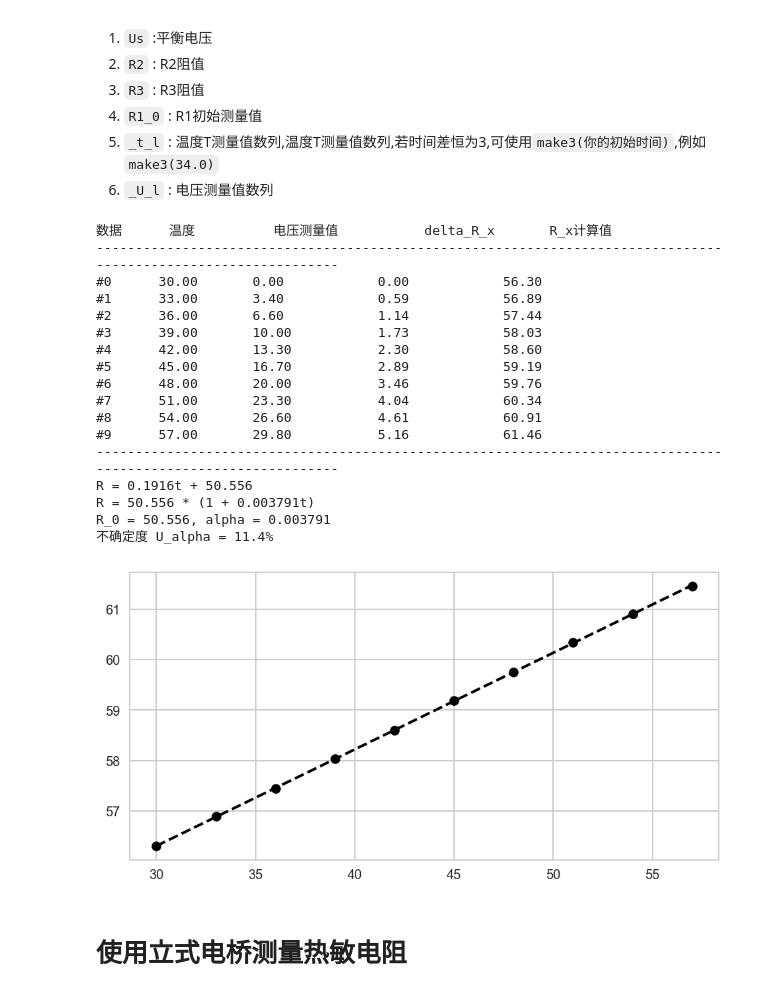
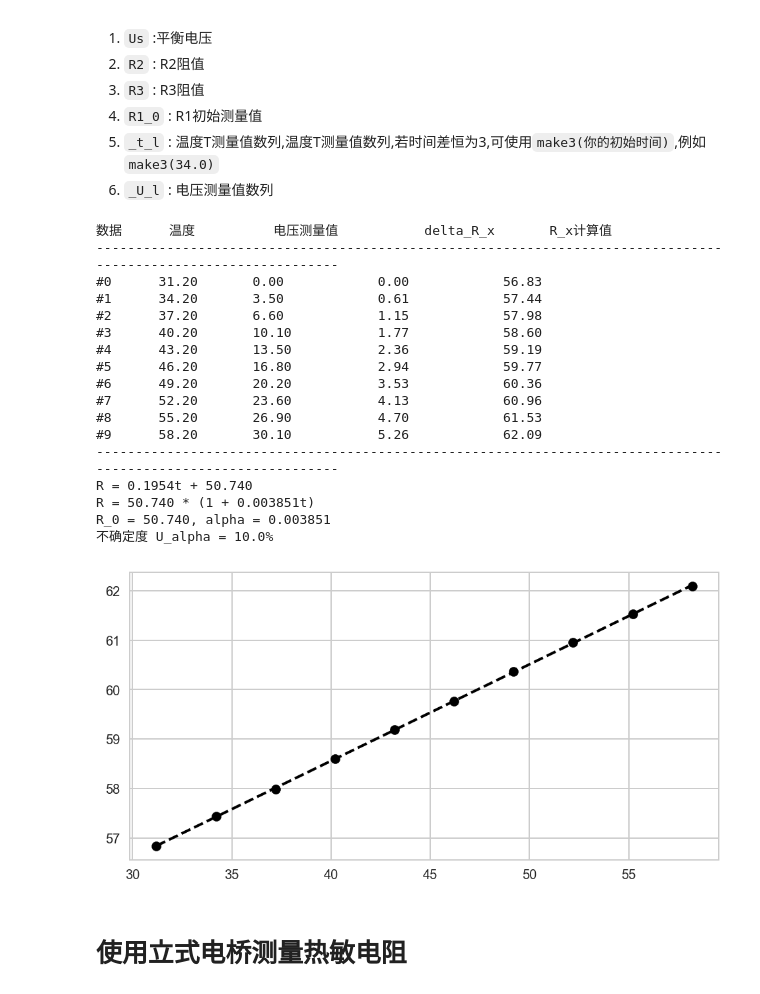
Before and after one commit to Yangjiaxi/pe, a Jupyter notebook: DC Bridge/DC_B.ipynb, the cells around one changed output. Drawn from its saved outputs; the diff is of its cells as text; code cells hidden in the pictures.

```diff
--- a/DC Bridge/DC_B.ipynb
+++ b/DC Bridge/DC_B.ipynb
@@ -133,32 +133,32 @@ def l_bridge(Us, R2, R3, R1_0, _t_l, _U_l):
 # %%
 l_data = {
     'Us'   : 1.3,
     'R2'   : 50,
     'R3'   : 50,
-    'R1_0' : 56.30,
-    '_t_l' : make3(30),
-    '_U_l' : il("0+3.4+6.6+10.0+13.3+16.7+20.0+23.3+26.6+29.8")
+    'R1_0' : 56.83,
+    '_t_l' : make3(31.2),
+    '_U_l' : il("0+3.5+6.6+10.1+13.5+16.8+20.2+23.6+26.9+30.1")
 }
 l_bridge(**l_data)
 # %% [output]
 数据      温度          电压测量值           delta_R_x       R_x计算值
 ---------------------------------------------------------------------------------------------------------------
-#0      30.00       0.00            0.00            56.30
-#1      33.00       3.40            0.59            56.89
-#2      36.00       6.60            1.14            57.44
-#3      39.00       10.00           1.73            58.03
-#4      42.00       13.30           2.30            58.60
-#5      45.00       16.70           2.89            59.19
-#6      48.00       20.00           3.46            59.76
-#7      51.00       23.30           4.04            60.34
-#8      54.00       26.60           4.61            60.91
-#9      57.00       29.80           5.16            61.46
+#0      31.20       0.00            0.00            56.83
+#1      34.20       3.50            0.61            57.44
+#2      37.20       6.60            1.15            57.98
+#3      40.20       10.10           1.77            58.60
+#4      43.20       13.50           2.36            59.19
+#5      46.20       16.80           2.94            59.77
+#6      49.20       20.20           3.53            60.36
+#7      52.20       23.60           4.13            60.96
+#8      55.20       26.90           4.70            61.53
+#9      58.20       30.10           5.26            62.09
 ---------------------------------------------------------------------------------------------------------------
-R = 0.1916t + 50.556
-R = 50.556 * (1 + 0.003791t)
-R_0 = 50.556, alpha = 0.003791
-不确定度 U_alpha = 11.4%
+R = 0.1954t + 50.740
+R = 50.740 * (1 + 0.003851t)
+R_0 = 50.740, alpha = 0.003851
+不确定度 U_alpha = 10.0%
-[figure, old version]
+[figure, new version]
 # %% [markdown]
 # 使用立式电桥测量热敏电阻
 # %%
```
Also changed, not shown: parts of 3 cells of this notebook, 2 other files.
